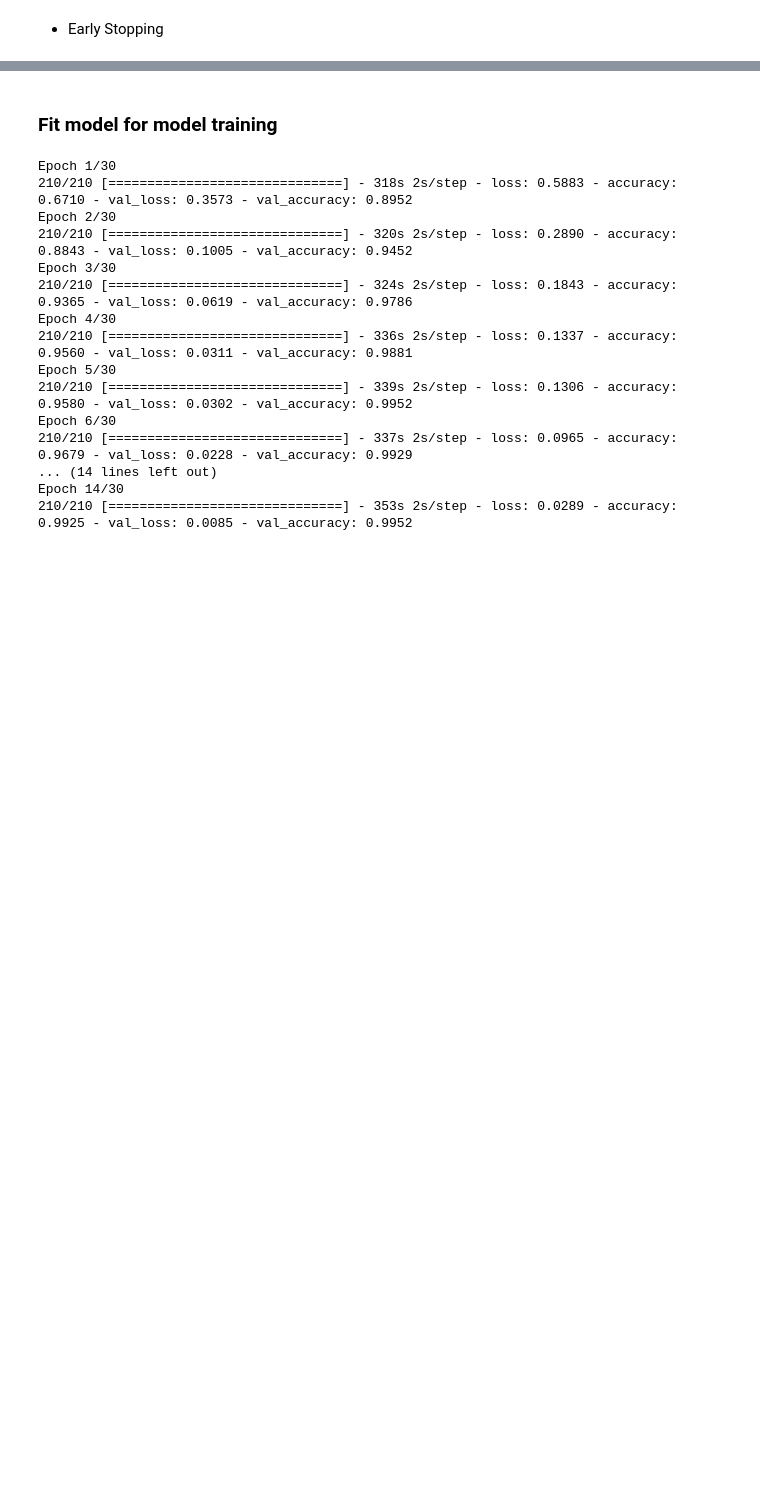
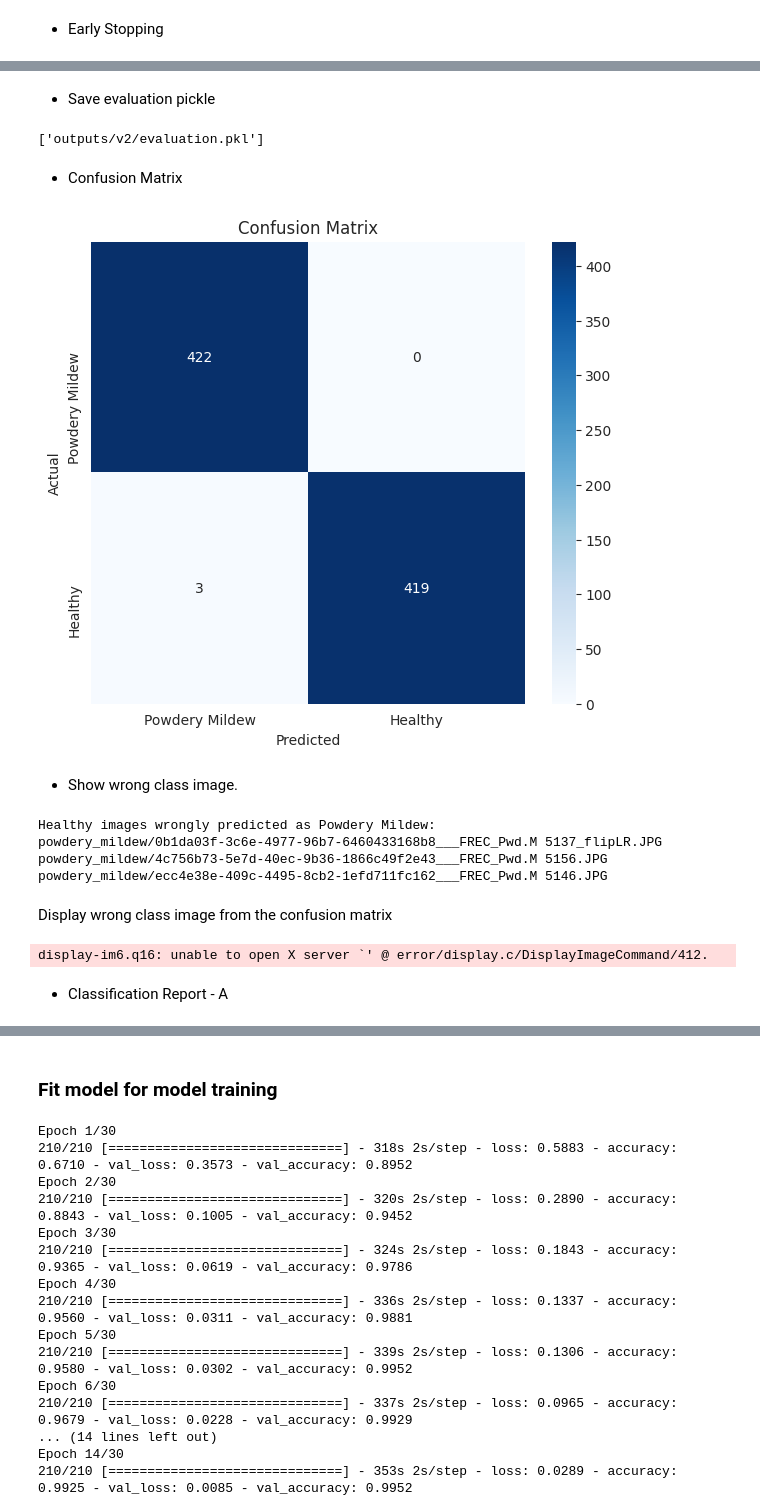
Before and after one commit to EMPZsolt/my-fifth-project, a Jupyter notebook: jupyter_notebooks/03 - Modelling and Evaluating.ipynb, the cells around one changed output, grey strips where cells are left out. Saved outputs shown, nothing was run; the diff lists cells and outputs as text; code cells hidden in the pictures; blank space fills up the shorter version.

Commit message:
Add output v2

```diff
--- a/jupyter_notebooks/03 - Modelling and Evaluating.ipynb
+++ b/jupyter_notebooks/03 - Modelling and Evaluating.ipynb
@@ -349,0 +474,3 @@ early_stop = EarlyStopping(monitor='val_loss',patience=2)
+# %%
+from keras.models import load_model
+model = load_model('outputs/v2/powdery_mildew_detection_model.h5')
@@ -349,0 +487,60 @@ early_stop = EarlyStopping(monitor='val_loss',patience=2)
+# %% [markdown]
+* Save evaluation pickle
+# %%
+joblib.dump(value=evaluation ,
+            filename=f"outputs/v2/evaluation.pkl")
+# %% [output]
+['outputs/v2/evaluation.pkl']
+# %% [markdown]
+* Confusion Matrix
+# %%
+from sklearn.metrics import confusion_matrix
+
+pred = model.predict(test_set)
+y_pred = np.argmax(pred, axis=1)
+
+cm = confusion_matrix(test_set.classes, y_pred)
+
+target_names = ['Powdery Mildew', 'Healthy']
+
+fig, ax = plt.subplots(figsize=(7, 6))
+
+sns.heatmap(cm, annot=True, fmt='g', cmap='Blues',
+            xticklabels=target_names, yticklabels=target_names,
+            ax=ax)
+
+ax.set_xlabel('Predicted')
+ax.set_ylabel('Actual')
+ax.set_title('Confusion Matrix')
+
+plt.savefig(f'{file_path}/confusion_matrix.png', bbox_inches='tight', dpi=150)
+# %% [output]
+[figure, added]
+# %% [markdown]
+* Show wrong class image.
+# %%
+wrong_indices = np.where((test_set.classes == 1) & (y_pred == 0))[0]
+
+wrong_images = [test_set.filenames[i] for i in wrong_indices]
+
+print("Healthy images wrongly predicted as Powdery Mildew:")
+for image in wrong_images:
+    print(image)
+# %% [output]
+Healthy images wrongly predicted as Powdery Mildew:
+powdery_mildew/0b1da03f-3c6e-4977-96b7-6460433168b8___FREC_Pwd.M 5137_flipLR.JPG
+powdery_mildew/4c756b73-5e7d-40ec-9b36-1866c49f2e43___FREC_Pwd.M 5156.JPG
+powdery_mildew/ecc4e38e-409c-4495-8cb2-1efd711fc162___FREC_Pwd.M 5146.JPG
+# %% [markdown]
+Display wrong class image from the confusion matrix
+# %%
+from PIL import Image
+
+image_path = "inputs/cherryleaves_database/cherry-leaves/test/powdery_mildew/0b1da03f-3c6e-4977-96b7-6460433168b8___FREC_Pwd.M 5137_flipLR.JPG"
+
+image = Image.open(image_path)
+image.show()
+# %% [output]
+display-im6.q16: unable to open X server `' @ error/display.c/DisplayImageCommand/412.
+# %% [markdown]
+* Classification Report - A
```
Also changed, not shown: parts of 41 cells of this notebook, 31 other files.
